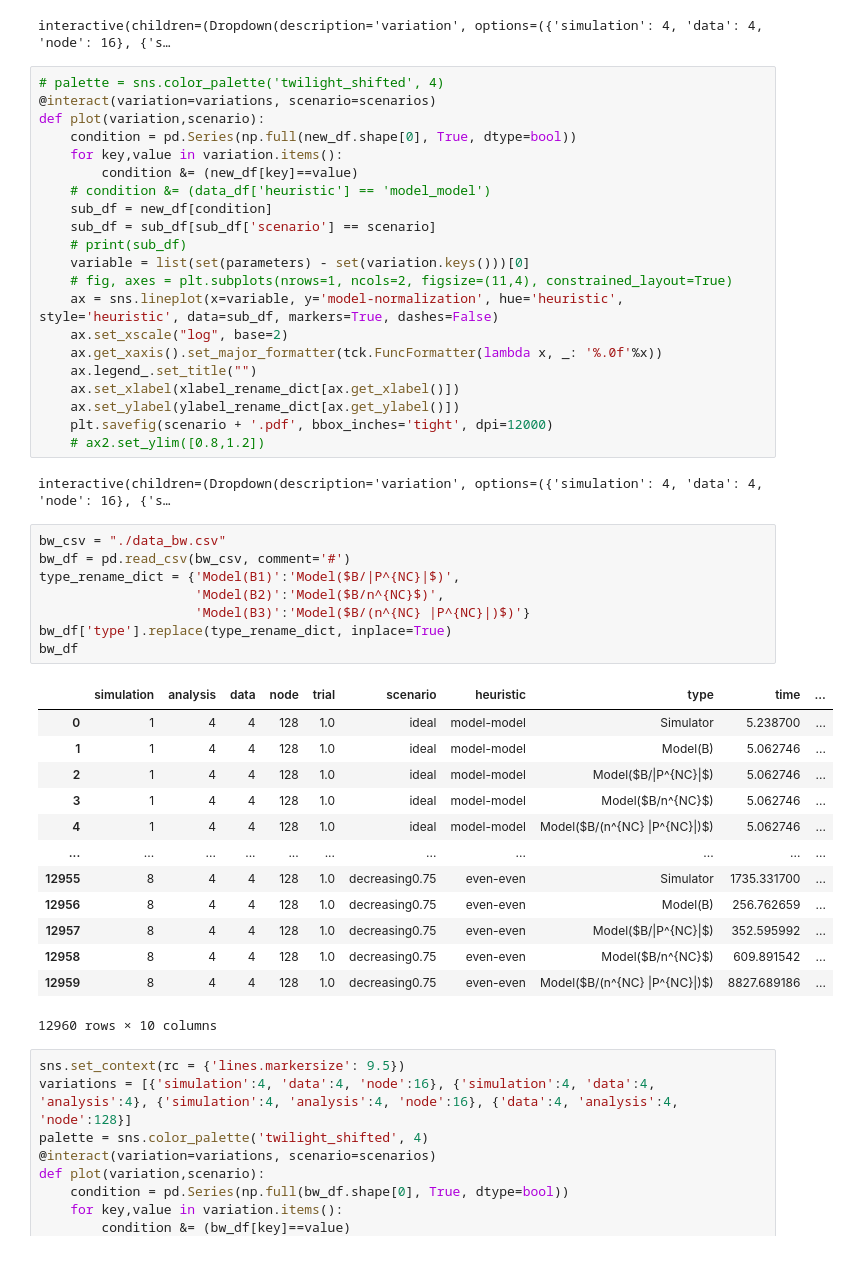
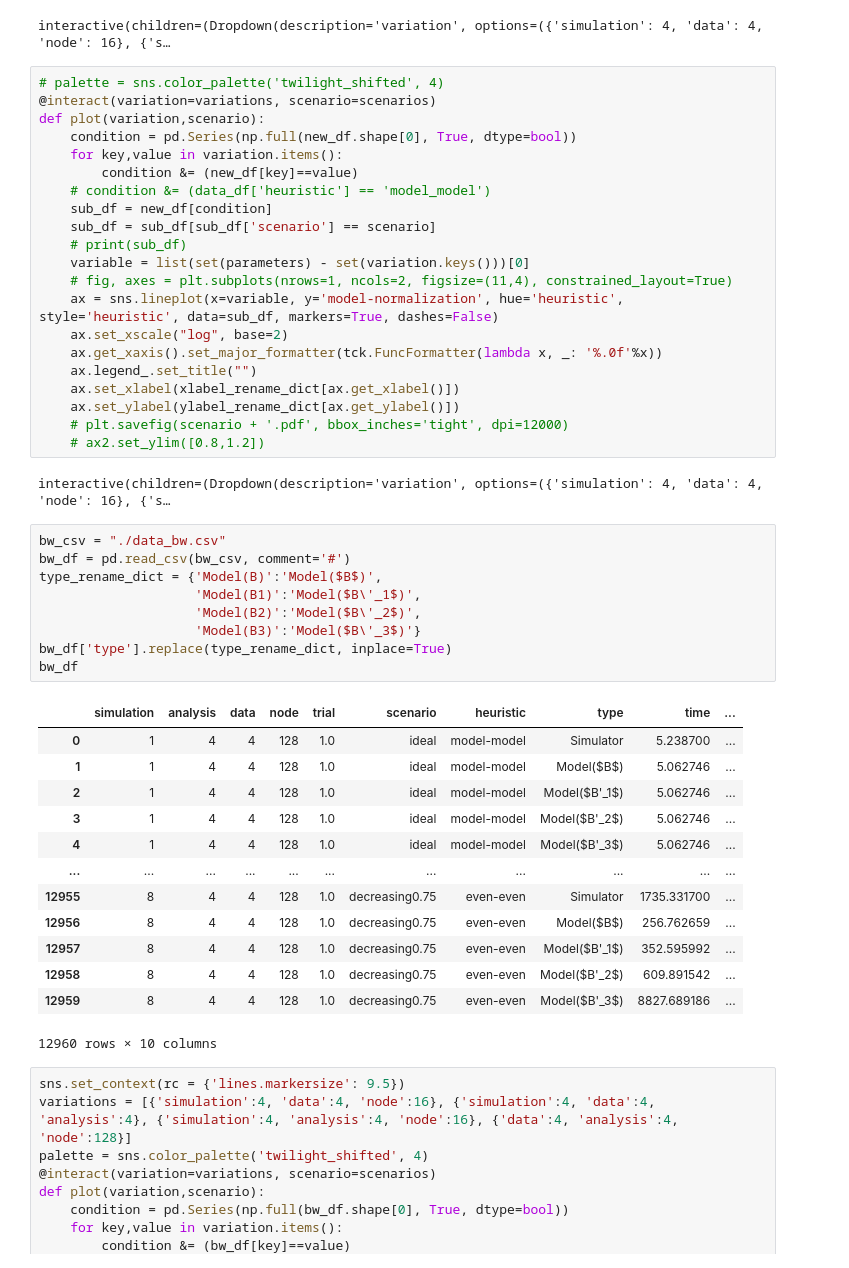
Before and after one commit to Analytics4MD/insitu-ensemble-simulator, a Jupyter notebook: analysis/plot.ipynb, the cells around one changed output. Saved outputs shown, nothing was run; the diff lists cells and outputs as text.

```diff
--- a/analysis/plot.ipynb
+++ b/analysis/plot.ipynb
@@ -342,31 +341,32 @@ def plot(variation,scenario):
     ax.legend_.set_title("")
     ax.set_xlabel(xlabel_rename_dict[ax.get_xlabel()])
     ax.set_ylabel(ylabel_rename_dict[ax.get_ylabel()])
-    plt.savefig(scenario + '.pdf', bbox_inches='tight', dpi=12000)
+    # plt.savefig(scenario + '.pdf', bbox_inches='tight', dpi=12000)
     # ax2.set_ylim([0.8,1.2])
 # %% [output]
 interactive(children=(Dropdown(description='variation', options=({'simulation': 4, 'data': 4, 'node': 16}, {'s…
 # %%
 bw_csv = "./data_bw.csv"
 bw_df = pd.read_csv(bw_csv, comment='#')
-type_rename_dict = {'Model(B1)':'Model($B/|P^{NC}|$)',
-                    'Model(B2)':'Model($B/n^{NC}$)',
-                    'Model(B3)':'Model($B/(n^{NC} |P^{NC}|)$)'}
+type_rename_dict = {'Model(B)':'Model($B$)',
+                    'Model(B1)':'Model($B\'_1$)',
+                    'Model(B2)':'Model($B\'_2$)',
+                    'Model(B3)':'Model($B\'_3$)'}
 bw_df['type'].replace(type_rename_dict, inplace=True)
 bw_df
 # %% [output]
 |  | simulation | analysis | data | node | trial | scenario | heuristic | type | time | ... |
 | 0 | 1 | 4 | 4 | 128 | 1.0 | ideal | model-model | Simulator | 5.238700 | ... |
-| 1 | 1 | 4 | 4 | 128 | 1.0 | ideal | model-model | Model(B) | 5.062746 | ... |
-| 2 | 1 | 4 | 4 | 128 | 1.0 | ideal | model-model | Model($B/|P^{NC}|$) | 5.062746 | ... |
-| 3 | 1 | 4 | 4 | 128 | 1.0 | ideal | model-model | Model($B/n^{NC}$) | 5.062746 | ... |
-| 4 | 1 | 4 | 4 | 128 | 1.0 | ideal | model-model | Model($B/(n^{NC} |P^{NC}|)$) | 5.062746 | ... |
+| 1 | 1 | 4 | 4 | 128 | 1.0 | ideal | model-model | Model($B$) | 5.062746 | ... |
+| 2 | 1 | 4 | 4 | 128 | 1.0 | ideal | model-model | Model($B'_1$) | 5.062746 | ... |
+| 3 | 1 | 4 | 4 | 128 | 1.0 | ideal | model-model | Model($B'_2$) | 5.062746 | ... |
+| 4 | 1 | 4 | 4 | 128 | 1.0 | ideal | model-model | Model($B'_3$) | 5.062746 | ... |
 | ... | ... | ... | ... | ... | ... | ... | ... | ... | ... | ... |
 | 12955 | 8 | 4 | 4 | 128 | 1.0 | decreasing0.75 | even-even | Simulator | 1735.331700 | ... |
-| 12956 | 8 | 4 | 4 | 128 | 1.0 | decreasing0.75 | even-even | Model(B) | 256.762659 | ... |
-| 12957 | 8 | 4 | 4 | 128 | 1.0 | decreasing0.75 | even-even | Model($B/|P^{NC}|$) | 352.595992 | ... |
-| 12958 | 8 | 4 | 4 | 128 | 1.0 | decreasing0.75 | even-even | Model($B/n^{NC}$) | 609.891542 | ... |
-| 12959 | 8 | 4 | 4 | 128 | 1.0 | decreasing0.75 | even-even | Model($B/(n^{NC} |P^{NC}|)$) | 8827.689186 | ... |
+| 12956 | 8 | 4 | 4 | 128 | 1.0 | decreasing0.75 | even-even | Model($B$) | 256.762659 | ... |
+| 12957 | 8 | 4 | 4 | 128 | 1.0 | decreasing0.75 | even-even | Model($B'_1$) | 352.595992 | ... |
+| 12958 | 8 | 4 | 4 | 128 | 1.0 | decreasing0.75 | even-even | Model($B'_2$) | 609.891542 | ... |
+| 12959 | 8 | 4 | 4 | 128 | 1.0 | decreasing0.75 | even-even | Model($B'_3$) | 8827.689186 | ... |
 12960 rows × 10 columns
 # %%
 sns.set_context(rc = {'lines.markersize': 9.5})
```
Also changed, not shown: parts of 7 cells of this notebook.
